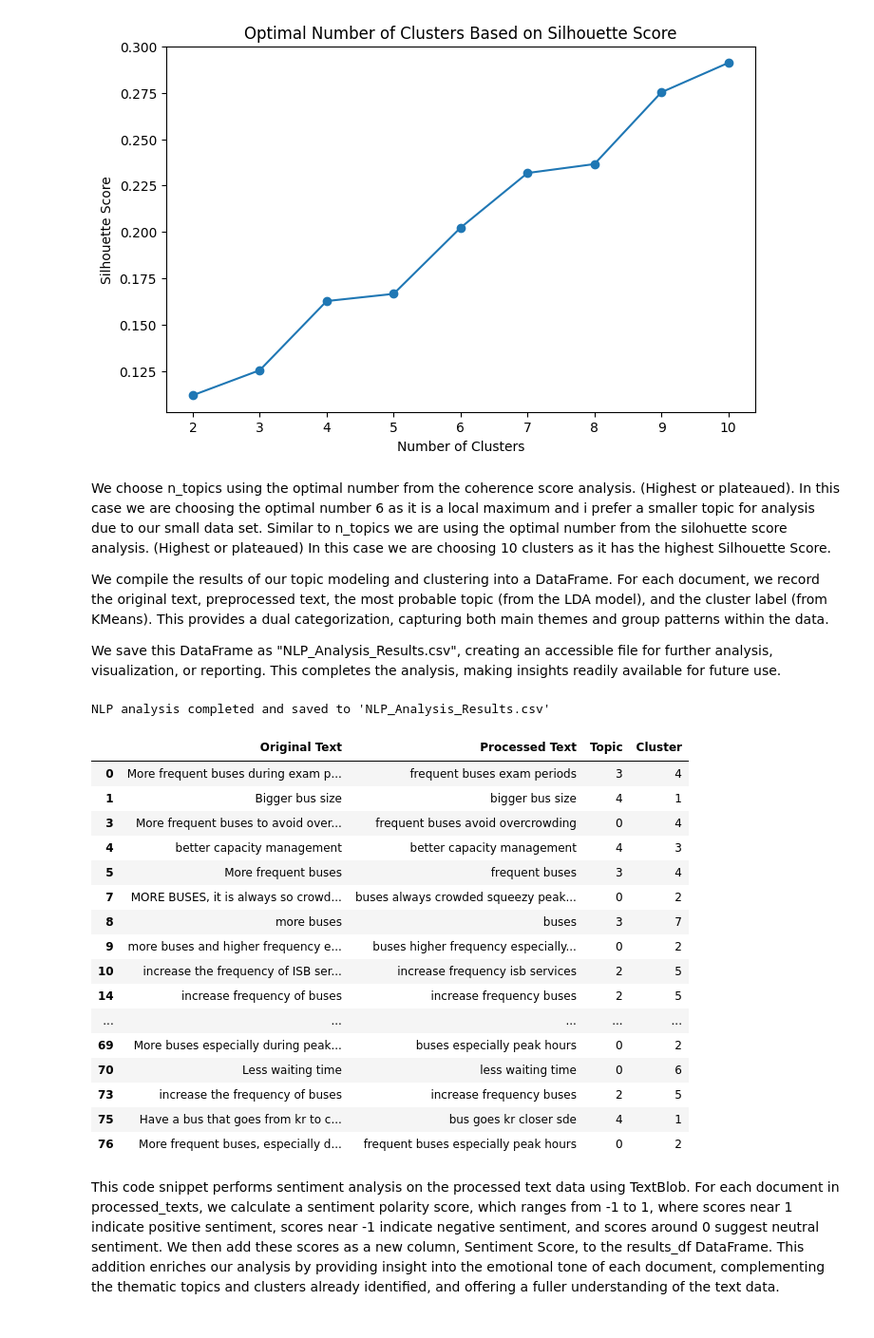
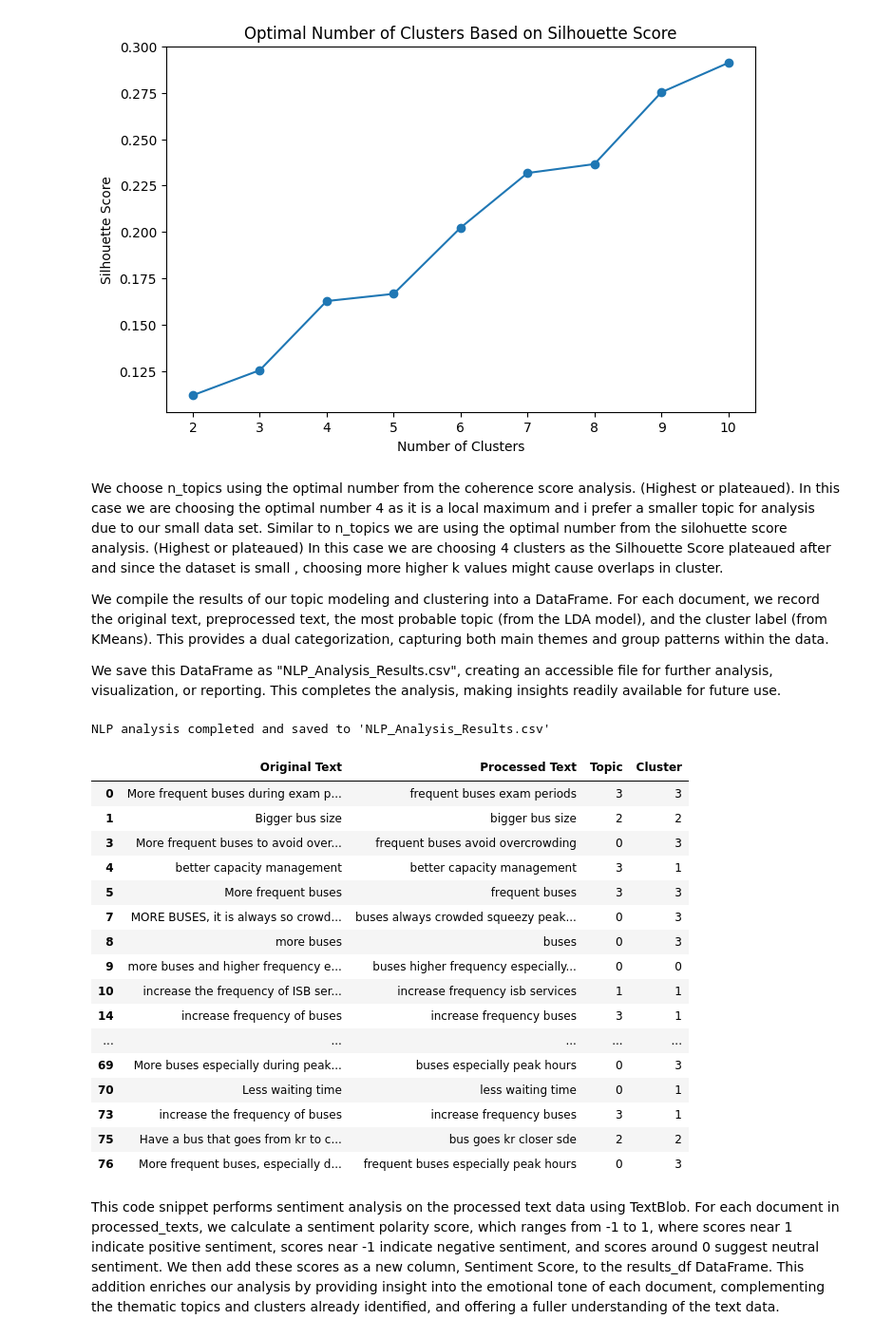
Before and after one commit to angelynnnnn/Optimizing-Public-Transport-Data, a Jupyter notebook: Optional-Subtask 1 (Group A).ipynb, the cells around one changed output. Shown at 95% size. Cells and saved outputs as stored; diff of their text form; code cells hidden in the pictures.

```diff
--- a/Optional-Subtask 1 (Group A).ipynb
+++ b/Optional-Subtask 1 (Group A).ipynb
@@ -138,55 +138,55 @@ Number of Clusters: 9, Silhouette Score: 0.27528576771490787
 Number of Clusters: 10, Silhouette Score: 0.2911501034536892
 [figure]
 # %% [markdown]
-We choose n_topics using the optimal number from the coherence score analysis. (Highest or plateaued). In this case we are choosing the optimal number 6 as it is a local maximum and i prefer a smaller topic for analysis due to our small data set.
-Similar to n_topics we are using the optimal number from the silohuette score analysis. (Highest or plateaued) In this case we are choosing 10 clusters as it has the highest Silhouette Score.
+We choose n_topics using the optimal number from the coherence score analysis. (Highest or plateaued). In this case we are choosing the optimal number 4 as it is a local maximum and i prefer a smaller topic for analysis due to our small data set.
+Similar to n_topics we are using the optimal number from the silohuette score analysis. (Highest or plateaued) In this case we are choosing 4 clusters as the Silhouette Score plateaued after and since the dataset is small , choosing more higher k values might cause overlaps in cluster.
 
 We compile the results of our topic modeling and clustering into a DataFrame. For each document, we record the original text, preprocessed text, the most probable topic (from the LDA model), and the cluster label (from KMeans). This provides a dual categorization, capturing both main themes and group patterns within the data.
 
 We save this DataFrame as "NLP_Analysis_Results.csv", creating an accessible file for further analysis, visualization, or reporting. This completes the analysis, making insights readily available for future use.
 # %%
 # Set the number of topics to identify
-n_topics = 6  #Use the graph above to choose optimal n_topics
+n_topics = 4  #Use the graph above to choose optimal n_topics
 lda_model = LatentDirichletAllocation(n_components=n_topics, random_state=0)
 lda_topics = lda_model.fit_transform(tfidf_matrix)
 
 #Clustering with KMeans
-n_clusters = 10  # Use the Graph above to choose optimal n-cluster ()
+n_clusters =  4 # Use the Graph above to choose optimal n-cluster ()
 kmeans = KMeans(n_clusters=n_clusters, random_state=0)
 clusters = kmeans.fit_predict(tfidf_matrix)
 
 #\Compile Results into a DataFrame
 results_df = pd.DataFrame({
     'Original Text': text_data,
     'Processed Text': processed_texts,
     'Topic': lda_topics.argmax(axis=1),  # Assign the most probable topic
     'Cluster': clusters  # Assign the cluster label
 })
 
 #Save Results to CSV for Analysis
 results_df.to_csv("NLP_Analysis_Results.csv", index=False)
 print("NLP analysis completed and saved to 'NLP_Analysis_Results.csv'")
 
 results_df
 # %% [output]
 NLP analysis completed and saved to 'NLP_Analysis_Results.csv'
 |  | Original Text | Processed Text | Topic | Cluster |
-| 0 | More frequent buses during exam p... | frequent buses exam periods | 3 | 4 |
-| 1 | Bigger bus size | bigger bus size | 4 | 1 |
-| 3 | More frequent buses to avoid over... | frequent buses avoid overcrowding | 0 | 4 |
-| 4 | better capacity management | better capacity management | 4 | 3 |
-| 5 | More frequent buses | frequent buses | 3 | 4 |
-| 7 | MORE BUSES, it is always so crowd... | buses always crowded squeezy peak... | 0 | 2 |
-| 8 | more buses | buses | 3 | 7 |
-| 9 | more buses and higher frequency e... | buses higher frequency especially... | 0 | 2 |
-| 10 | increase the frequency of ISB ser... | increase frequency isb services | 2 | 5 |
-| 14 | increase frequency of buses | increase frequency buses | 2 | 5 |
+| 0 | More frequent buses during exam p... | frequent buses exam periods | 3 | 3 |
+| 1 | Bigger bus size | bigger bus size | 2 | 2 |
+| 3 | More frequent buses to avoid over... | frequent buses avoid overcrowding | 0 | 3 |
+| 4 | better capacity management | better capacity management | 3 | 1 |
+| 5 | More frequent buses | frequent buses | 3 | 3 |
+| 7 | MORE BUSES, it is always so crowd... | buses always crowded squeezy peak... | 0 | 3 |
+| 8 | more buses | buses | 0 | 3 |
+| 9 | more buses and higher frequency e... | buses higher frequency especially... | 0 | 0 |
+| 10 | increase the frequency of ISB ser... | increase frequency isb services | 1 | 1 |
+| 14 | increase frequency of buses | increase frequency buses | 3 | 1 |
 | ... | ... | ... | ... | ... |
-| 69 | More buses especially during peak... | buses especially peak hours | 0 | 2 |
-| 70 | Less waiting time | less waiting time | 0 | 6 |
-| 73 | increase the frequency of buses | increase frequency buses | 2 | 5 |
-| 75 | Have a bus that goes from kr to c... | bus goes kr closer sde | 4 | 1 |
-| 76 | More frequent buses, especially d... | frequent buses especially peak hours | 0 | 2 |
+| 69 | More buses especially during peak... | buses especially peak hours | 0 | 3 |
+| 70 | Less waiting time | less waiting time | 0 | 1 |
+| 73 | increase the frequency of buses | increase frequency buses | 3 | 1 |
+| 75 | Have a bus that goes from kr to c... | bus goes kr closer sde | 2 | 2 |
+| 76 | More frequent buses, especially d... | frequent buses especially peak hours | 0 | 3 |
 # %% [markdown]
 This code snippet performs sentiment analysis on the processed text data using TextBlob. For each document in processed_texts, we calculate a sentiment polarity score, which ranges from -1 to 1, where scores near 1 indicate positive sentiment, scores near -1 indicate negative sentiment, and scores around 0 suggest neutral sentiment. We then add these scores as a new column, Sentiment Score, to the results_df DataFrame. This addition enriches our analysis by providing insight into the emotional tone of each document, complementing the thematic topics and clusters already identified, and offering a fuller understanding of the text data.
 # %%
```
Also changed, not shown: parts of 3 cells of this notebook.
